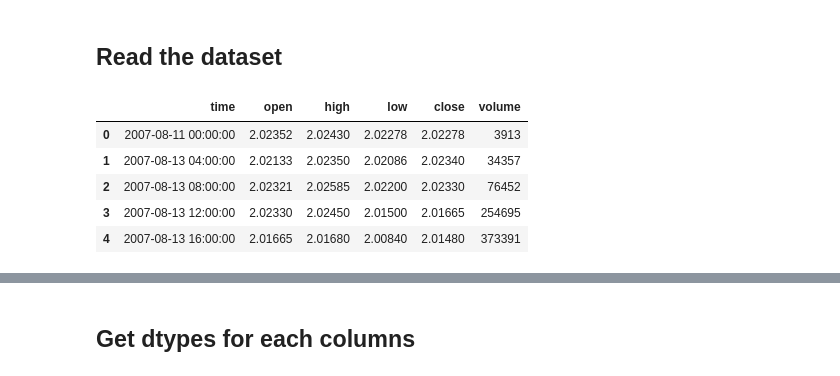
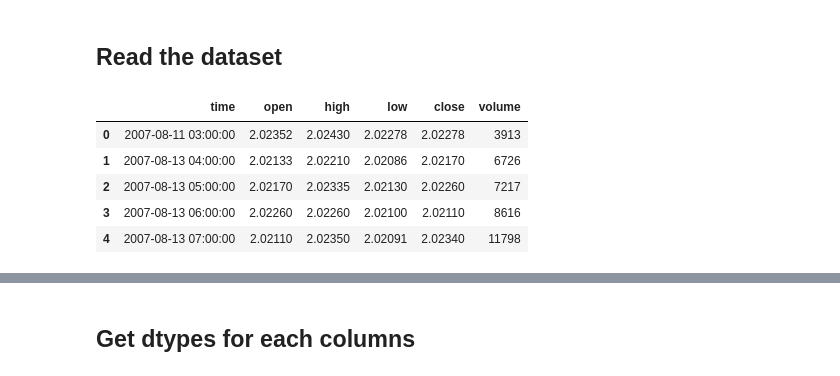
Before and after one commit to manhhungdt06/amazing-feature-engineering, a Jupyter notebook: 1_Demo_Data_Explore.ipynb, the cells around one changed output, grey strips where cells are left out. Cells and saved outputs as stored; diff of their text form; code cells hidden in the pictures.

```diff
--- a/1_Demo_Data_Explore.ipynb
+++ b/1_Demo_Data_Explore.ipynb
@@ -15,12 +13,13 @@ from data_exploration import explore
 ## Read the dataset
 # %%
 # temp = pd.read_csv('./data/titanic.csv')
-temp = pd.read_csv("/home/hung/Data/fxsb/USDxxx/GBPUSD/GBPUSD_240.csv")
-temp.head()
+timeframe = 60
+data = load_and_preprocess_forex(f'data/GBPUSD/GBPUSD_{timeframe}.csv', timeframe)
+data.info()
 # %% [output]
 |  | time | open | high | low | close | volume |
-| 0 | 2007-08-11 00:00:00 | 2.02352 | 2.02430 | 2.02278 | 2.02278 | 3913 |
-| 1 | 2007-08-13 04:00:00 | 2.02133 | 2.02350 | 2.02086 | 2.02340 | 34357 |
-| 2 | 2007-08-13 08:00:00 | 2.02321 | 2.02585 | 2.02200 | 2.02330 | 76452 |
-| 3 | 2007-08-13 12:00:00 | 2.02330 | 2.02450 | 2.01500 | 2.01665 | 254695 |
-| 4 | 2007-08-13 16:00:00 | 2.01665 | 2.01680 | 2.00840 | 2.01480 | 373391 |
+| 0 | 2007-08-11 03:00:00 | 2.02352 | 2.02430 | 2.02278 | 2.02278 | 3913 |
+| 1 | 2007-08-13 04:00:00 | 2.02133 | 2.02210 | 2.02086 | 2.02170 | 6726 |
+| 2 | 2007-08-13 05:00:00 | 2.02170 | 2.02335 | 2.02130 | 2.02260 | 7217 |
+| 3 | 2007-08-13 06:00:00 | 2.02260 | 2.02260 | 2.02100 | 2.02110 | 8616 |
+| 4 | 2007-08-13 07:00:00 | 2.02110 | 2.02350 | 2.02091 | 2.02340 | 11798 |
```
Also changed, not shown: parts of 46 cells of this notebook, 6 other files.
